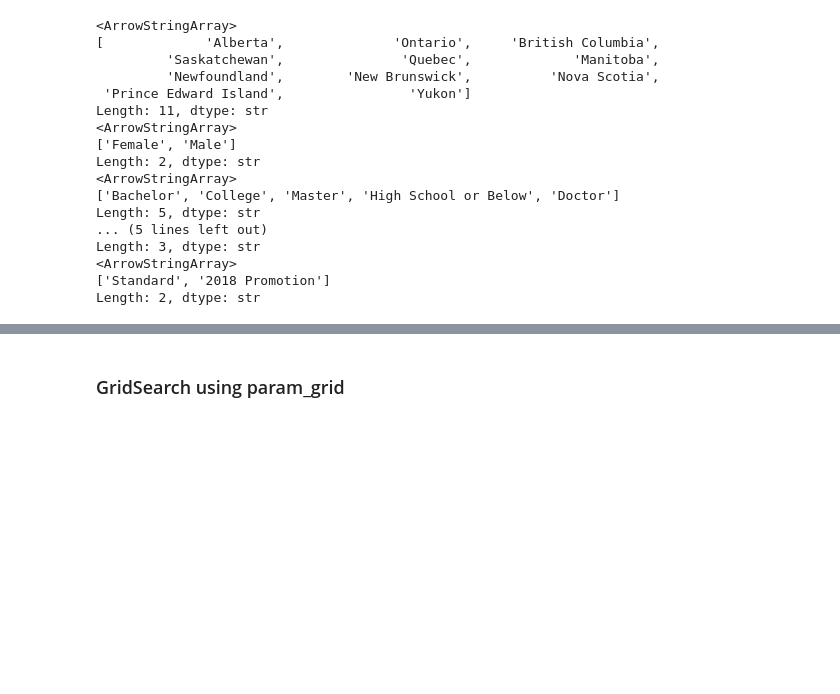
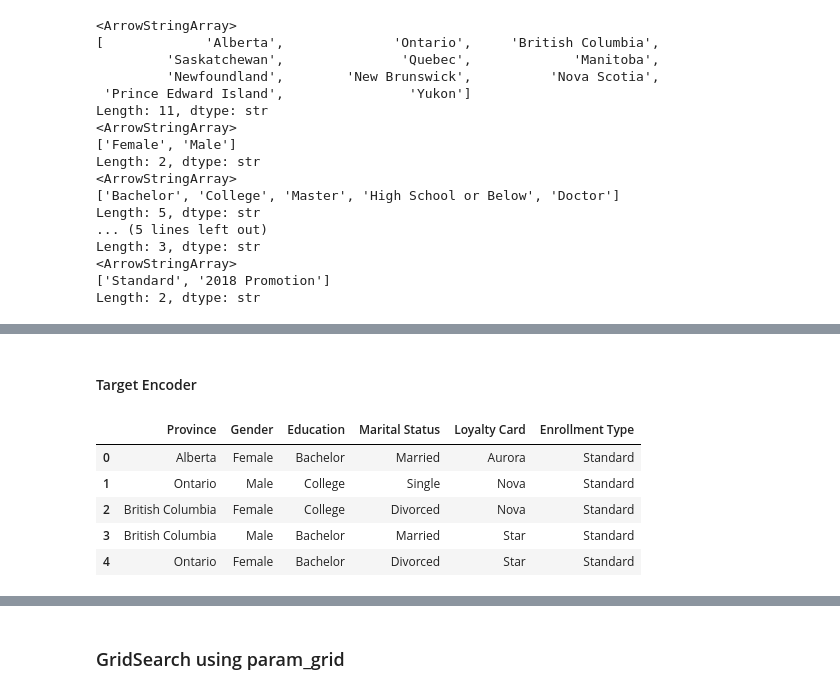
Before and after one commit to LeviZ08/Airline-Loyalty-Program-Churn-and-Analytics-, a Jupyter notebook: Airline_Analysis.ipynb, the cells around one changed output, grey strips where cells are left out. Cells and saved outputs as stored; diff of their text form; code cells hidden in the pictures; blank space fills up the shorter version.

```diff
--- a/Airline_Analysis.ipynb
+++ b/Airline_Analysis.ipynb
@@ -343,0 +344,2 @@ X.head()
+# %% [markdown]
+#### Target Encoder
@@ -343,0 +352,10 @@ X.head()
+# %%
+cat_cols = df.select_dtypes(include=["str"])
+cat_cols.head()
+# %% [output]
+|  | Province | Gender | Education | Marital Status | Loyalty Card | Enrollment Type |
+| 0 | Alberta | Female | Bachelor | Married | Aurora | Standard |
+| 1 | Ontario | Male | College | Single | Nova | Standard |
+| 2 | British Columbia | Female | College | Divorced | Nova | Standard |
+| 3 | British Columbia | Male | Bachelor | Married | Star | Standard |
+| 4 | Ontario | Female | Bachelor | Divorced | Star | Standard |
```
Also changed, not shown: parts of 24 cells of this notebook.
